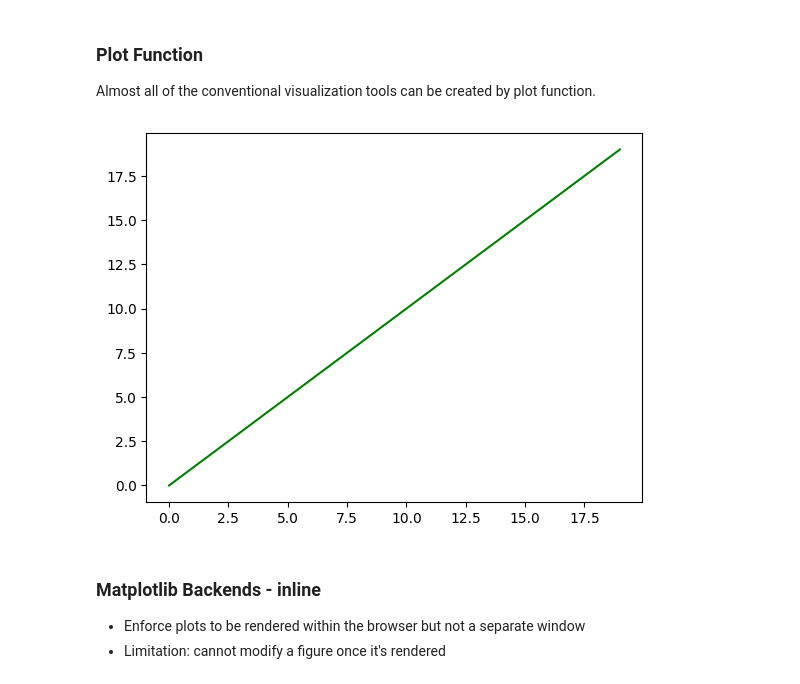
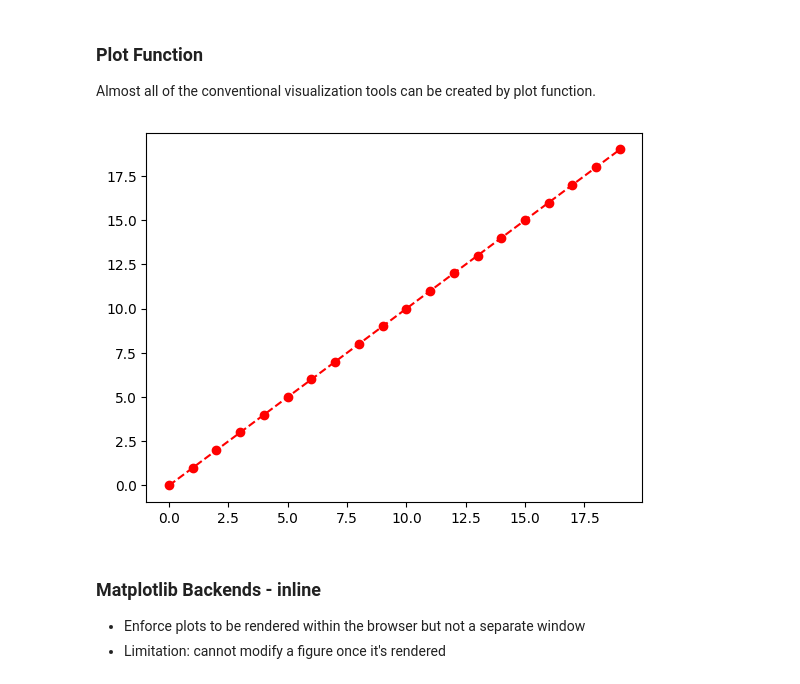
Before and after one commit to profliuhao/CSIT553, a Jupyter notebook: CSIT553_class5_matplotlib_intro.ipynb, the cells around one changed output. Cells and saved outputs as stored; diff of their text form; code cells hidden in the pictures.

```diff
--- a/CSIT553_class5_matplotlib_intro.ipynb
+++ b/CSIT553_class5_matplotlib_intro.ipynb
@@ -105,10 +108,10 @@ import numpy as np
 import pandas as pd
 # %%
 data = np.arange(20)
-plt.plot(data,'g')
+plt.plot(data,'or--')
 plt.show()
 # %% [output]
-[figure, old version]
+[figure, new version]
 # %% [markdown]
 ### Matplotlib Backends - inline
 * Enforce plots to be rendered within the browser but not a separate window
```
Also changed, not shown: parts of 19 cells of this notebook.
